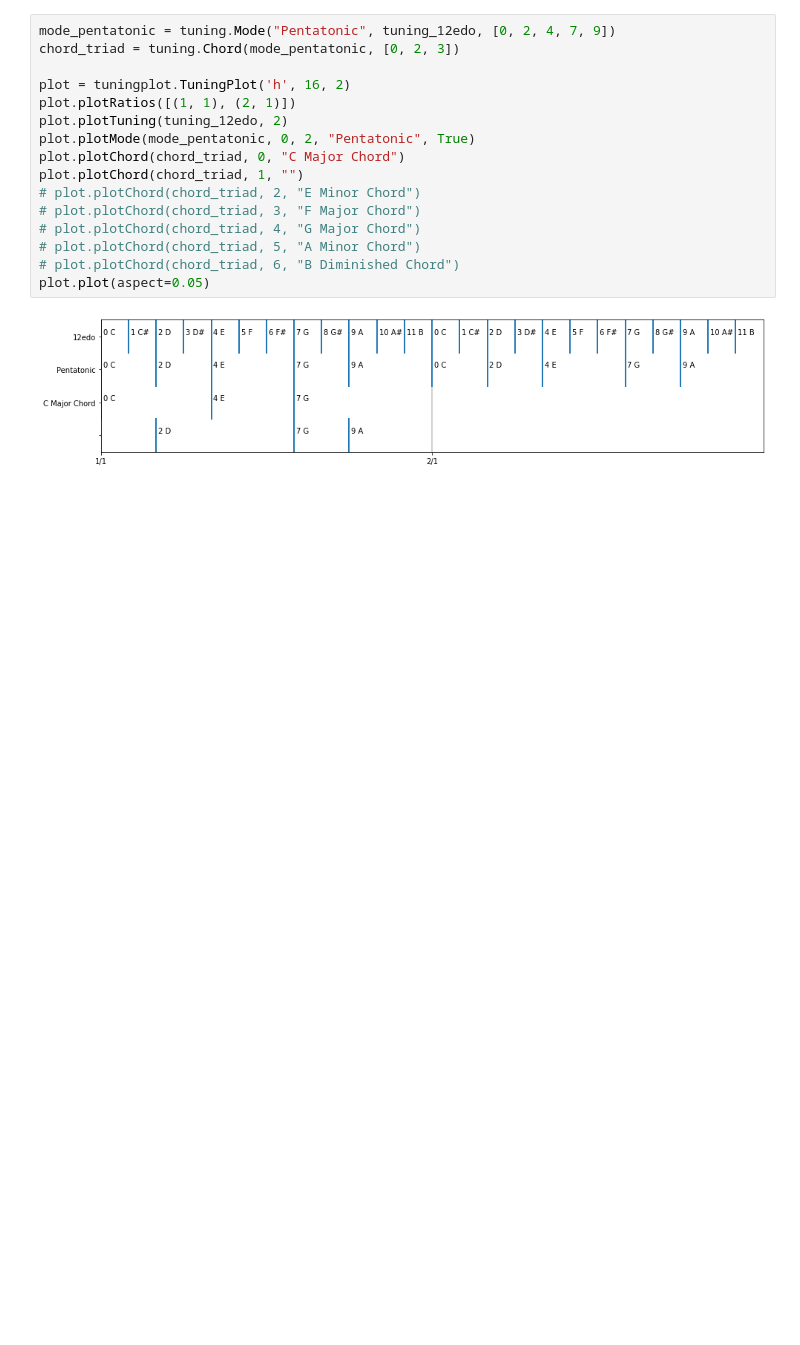
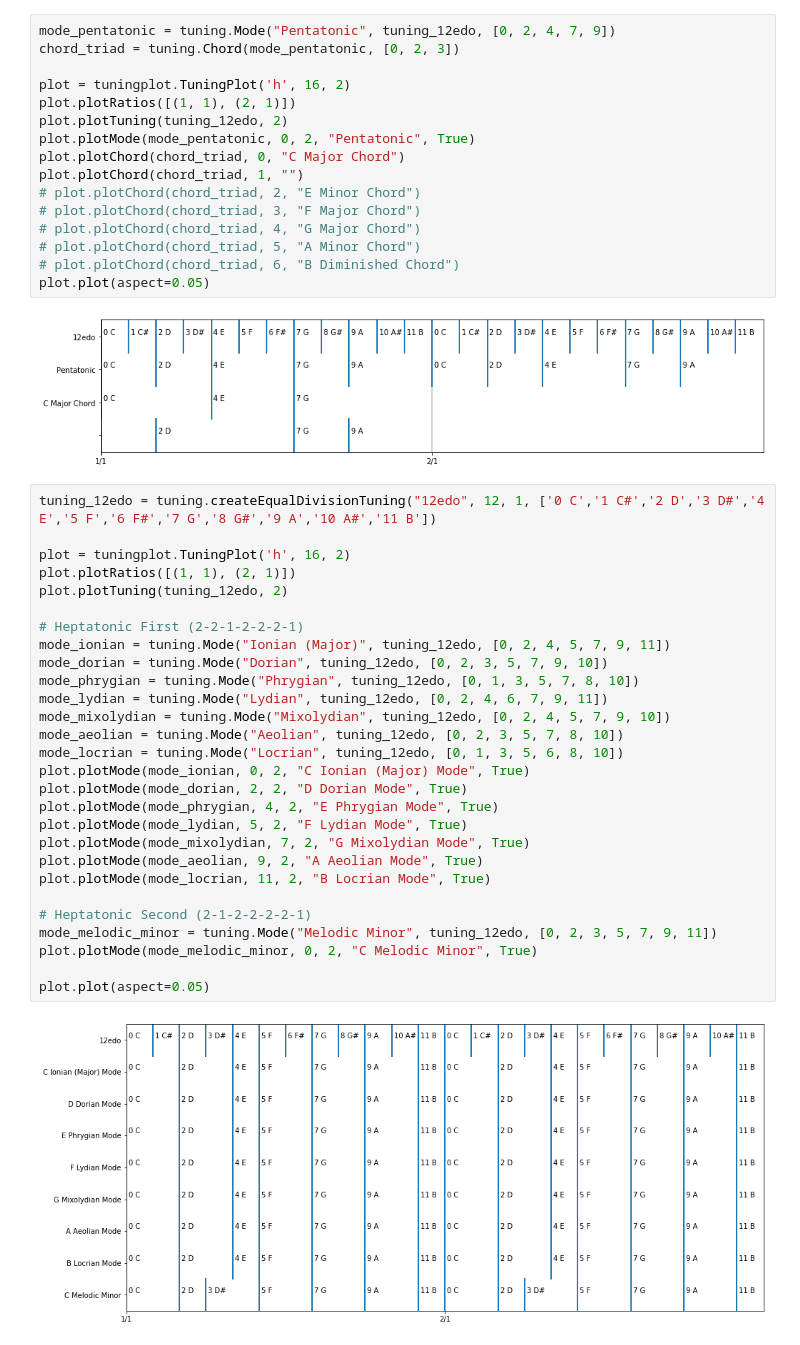
Before and after one commit to pigatron-industries/xen_quantizer, a Jupyter notebook: python/ScalesChords.ipynb, the cells around one changed output. Drawn from its saved outputs; the diff is of its cells as text; blank space fills up the shorter version.

```diff
--- a/python/ScalesChords.ipynb
+++ b/python/ScalesChords.ipynb
@@ -47,3 +66,33 @@ plot.plotChord(chord_triad, 1, "")
 plot.plot(aspect=0.05)
 # %% [output]
 [figure]
+# %%
+tuning_12edo = tuning.createEqualDivisionTuning("12edo", 12, 1, ['0 C','1 C#','2 D','3 D#','4 E','5 F','6 F#','7 G','8 G#','9 A','10 A#','11 B'])
+
+plot = tuningplot.TuningPlot('h', 16, 2)
+plot.plotRatios([(1, 1), (2, 1)])
+plot.plotTuning(tuning_12edo, 2)
+
+# Heptatonic First (2-2-1-2-2-2-1)
+mode_ionian = tuning.Mode("Ionian (Major)", tuning_12edo, [0, 2, 4, 5, 7, 9, 11])
+mode_dorian = tuning.Mode("Dorian", tuning_12edo, [0, 2, 3, 5, 7, 9, 10])
+mode_phrygian = tuning.Mode("Phrygian", tuning_12edo, [0, 1, 3, 5, 7, 8, 10])
+mode_lydian = tuning.Mode("Lydian", tuning_12edo, [0, 2, 4, 6, 7, 9, 11])
+mode_mixolydian = tuning.Mode("Mixolydian", tuning_12edo, [0, 2, 4, 5, 7, 9, 10])
+mode_aeolian = tuning.Mode("Aeolian", tuning_12edo, [0, 2, 3, 5, 7, 8, 10])
+mode_locrian = tuning.Mode("Locrian", tuning_12edo, [0, 1, 3, 5, 6, 8, 10])
+plot.plotMode(mode_ionian, 0, 2, "C Ionian (Major) Mode", True)
+plot.plotMode(mode_dorian, 2, 2, "D Dorian Mode", True)
+plot.plotMode(mode_phrygian, 4, 2, "E Phrygian Mode", True)
+plot.plotMode(mode_lydian, 5, 2, "F Lydian Mode", True)
+plot.plotMode(mode_mixolydian, 7, 2, "G Mixolydian Mode", True)
+plot.plotMode(mode_aeolian, 9, 2, "A Aeolian Mode", True)
+plot.plotMode(mode_locrian, 11, 2, "B Locrian Mode", True)
+
+# Heptatonic Second (2-1-2-2-2-2-1)
+mode_melodic_minor = tuning.Mode("Melodic Minor", tuning_12edo, [0, 2, 3, 5, 7, 9, 11])
+plot.plotMode(mode_melodic_minor, 0, 2, "C Melodic Minor", True)
+
+plot.plot(aspect=0.05)
+# %% [output]
+[figure, added]
```
Also changed, not shown: parts of 2 cells of this notebook, 2 other files.
